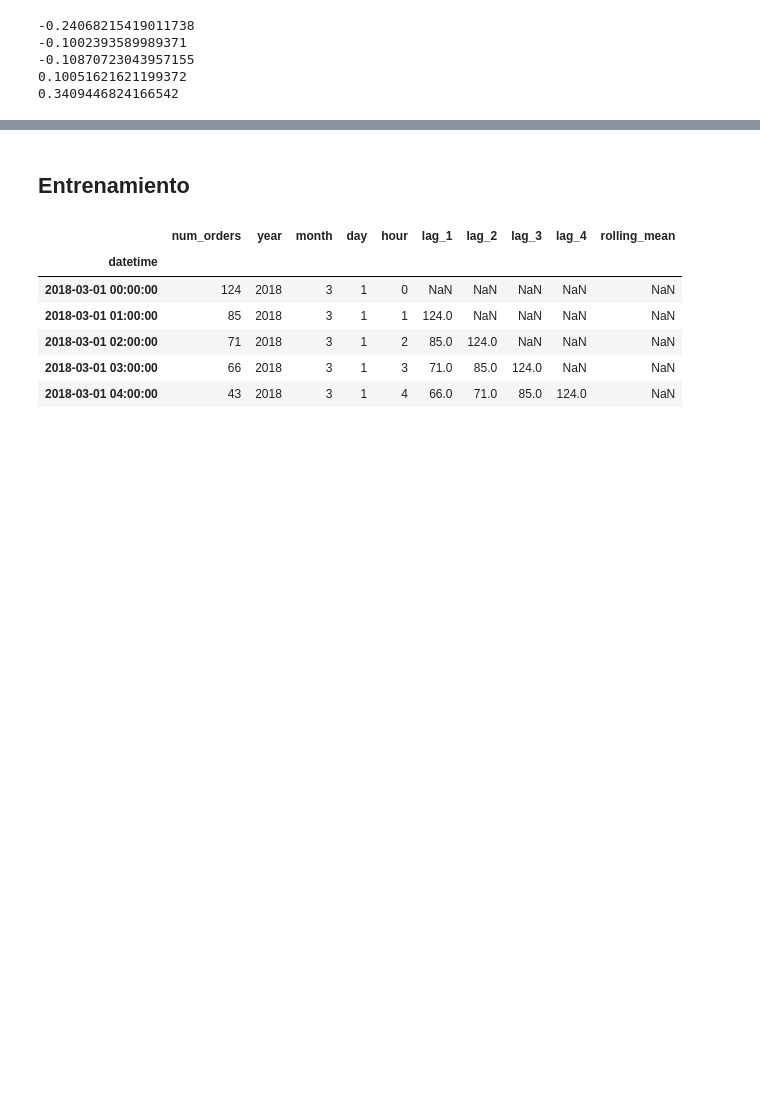
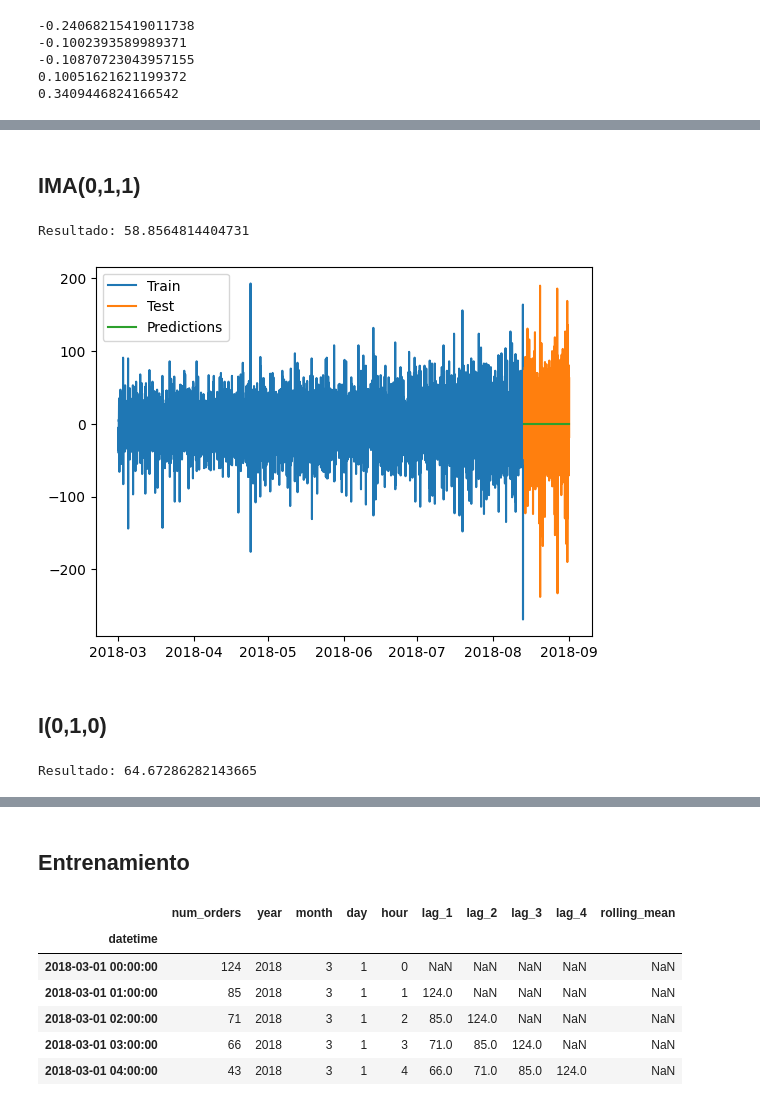
Before and after one commit to santicar1809/taxi_service, a Jupyter notebook: code_13.ipynb, the cells around one changed output, grey strips where cells are left out. Saved outputs shown, nothing was run; the diff lists cells and outputs as text; code cells hidden in the pictures; blank space fills up the shorter version.

```diff
--- a/code_13.ipynb
+++ b/code_13.ipynb
@@ -253,0 +404,39 @@ print(autocorr_lag24)
+# %%
+# Ajuste del modelo ARIMA
+def ARIMA_model(data_train,data_test,order):
+    order = order  # Puedes definir p, d, q basado en el análisis de los gráficos ACF y PACF
+    start_index = len(data_train)
+    end_index = start_index + len(data_test) - 1
+    model = ARIMA(data_train, order=order)
+    arima_model = model.fit()
+    predictions = arima_model.predict(start=start_index, end=end_index, typ='levels')
+
+    # Calcular el error de pronóstico
+    error = mean_squared_error(data_test, predictions)**0.5
+    return error,predictions
+# %%
+# Visualizar los resultados
+def resultados(train,test,predictions):
+    plt.plot(train, label='Train')
+    plt.plot(test, label='Test')
+    plt.plot(predictions, label='Predictions')
+    plt.legend()
+    plt.show()
+# %% [markdown]
+## IMA(0,1,1)
+# %%
+order=(0,1,1)
+print(f'Resultado: {ARIMA_model(train_arima,test_arima,order)[0]}')
+# %% [output]
+Resultado: 58.8564814404731
+# %%
+resultados(train_arima,test_arima,ARIMA_model(train_arima,test_arima,order)[1])
+# %% [output]
+[figure, added]
+# %% [markdown]
+## I(0,1,0)
+# %%
+order=(0,1,0)
+print(f'Resultado: {ARIMA_model(train_arima,test_arima,order)[0]}')
+# %% [output]
+Resultado: 64.67286282143665
```
Also changed, not shown: parts of 40 cells of this notebook, 9 other files.
